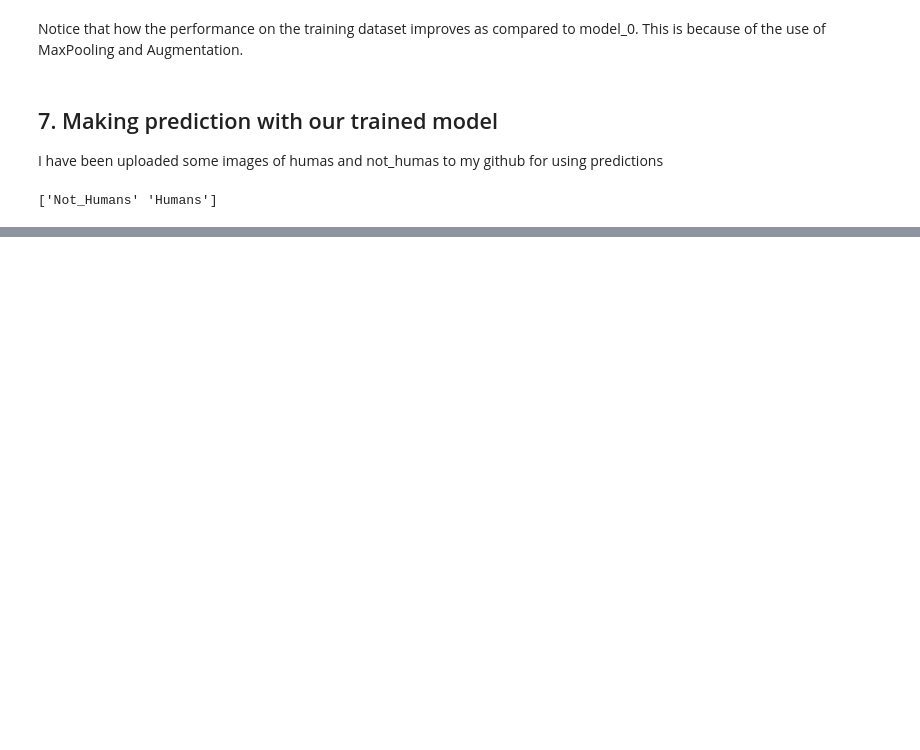
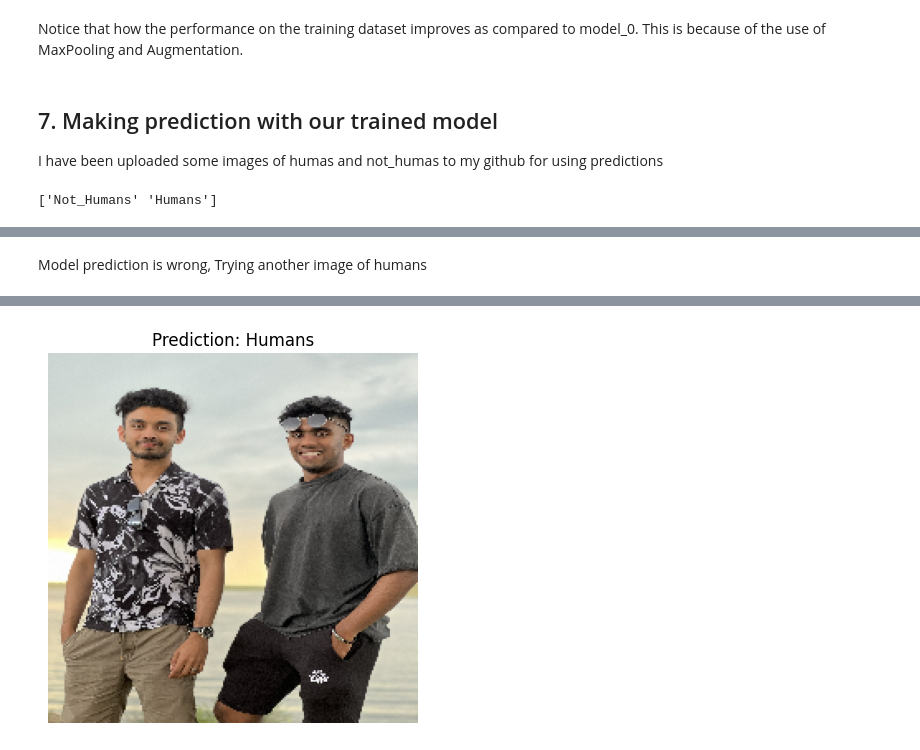
Before and after one commit to charles01george/Humans_or_not, a Jupyter notebook: Humans_or_not_Sample.ipynb, the cells around one changed output, grey strips where cells are left out. Saved outputs shown, nothing was run; the diff lists cells and outputs as text; code cells hidden in the pictures; blank space fills up the shorter version.

```diff
--- a/Humans_or_not_Sample.ipynb
+++ b/Humans_or_not_Sample.ipynb
@@ -372,0 +483,5 @@ print(class_names)
+# %% [markdown]
+Model prediction is wrong, Trying another image of humans
+# %%
+pred_and_plot(model_1, "/content/drive/MyDrive/Humans_or_Not_Sample_project/Sample/Sample/IMG_2929.jpeg", class_names)
+# %% [output]
@@ -372,0 +489 @@ print(class_names)
+[figure, added]
```
Also changed, not shown: parts of 31 cells of this notebook.
